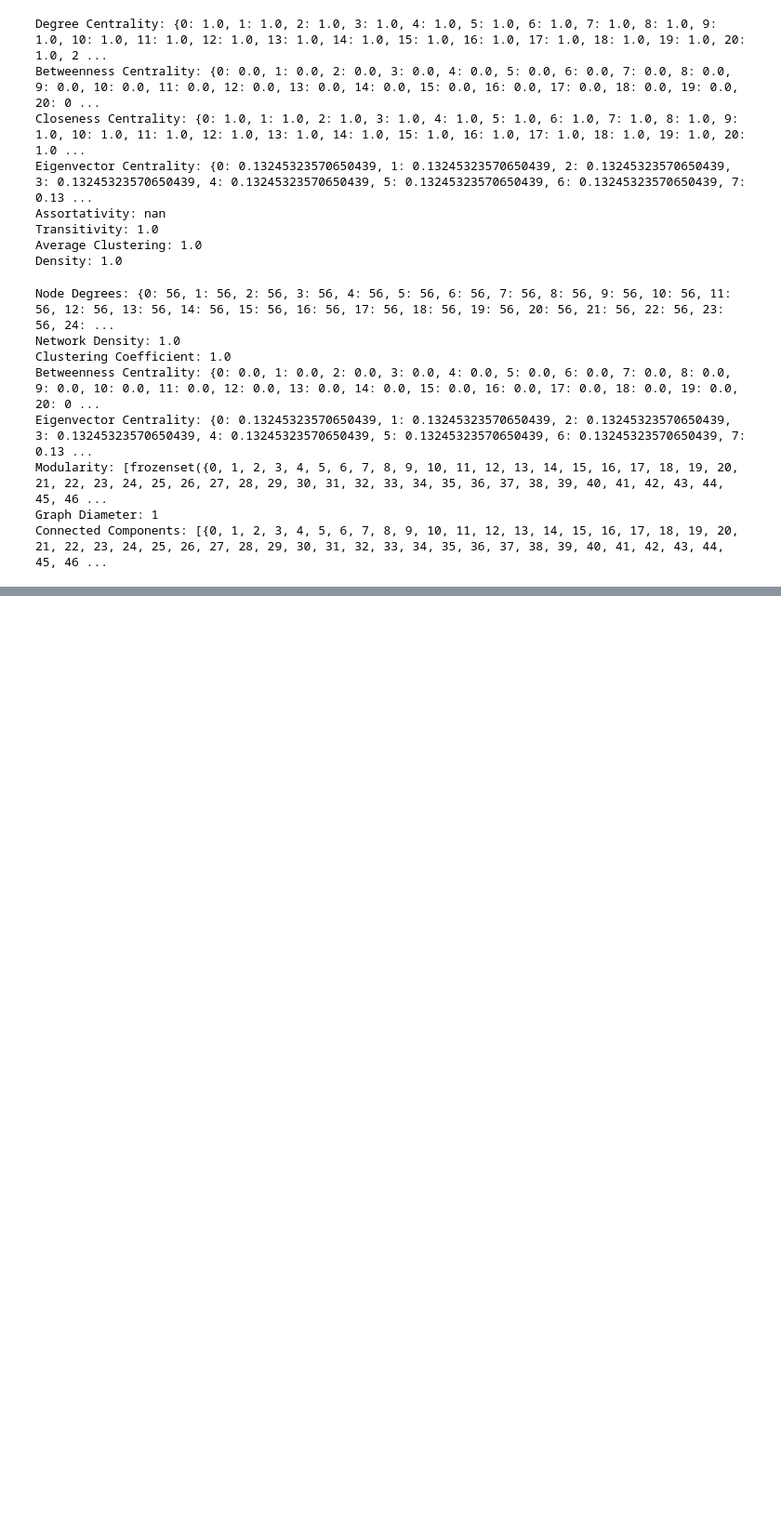
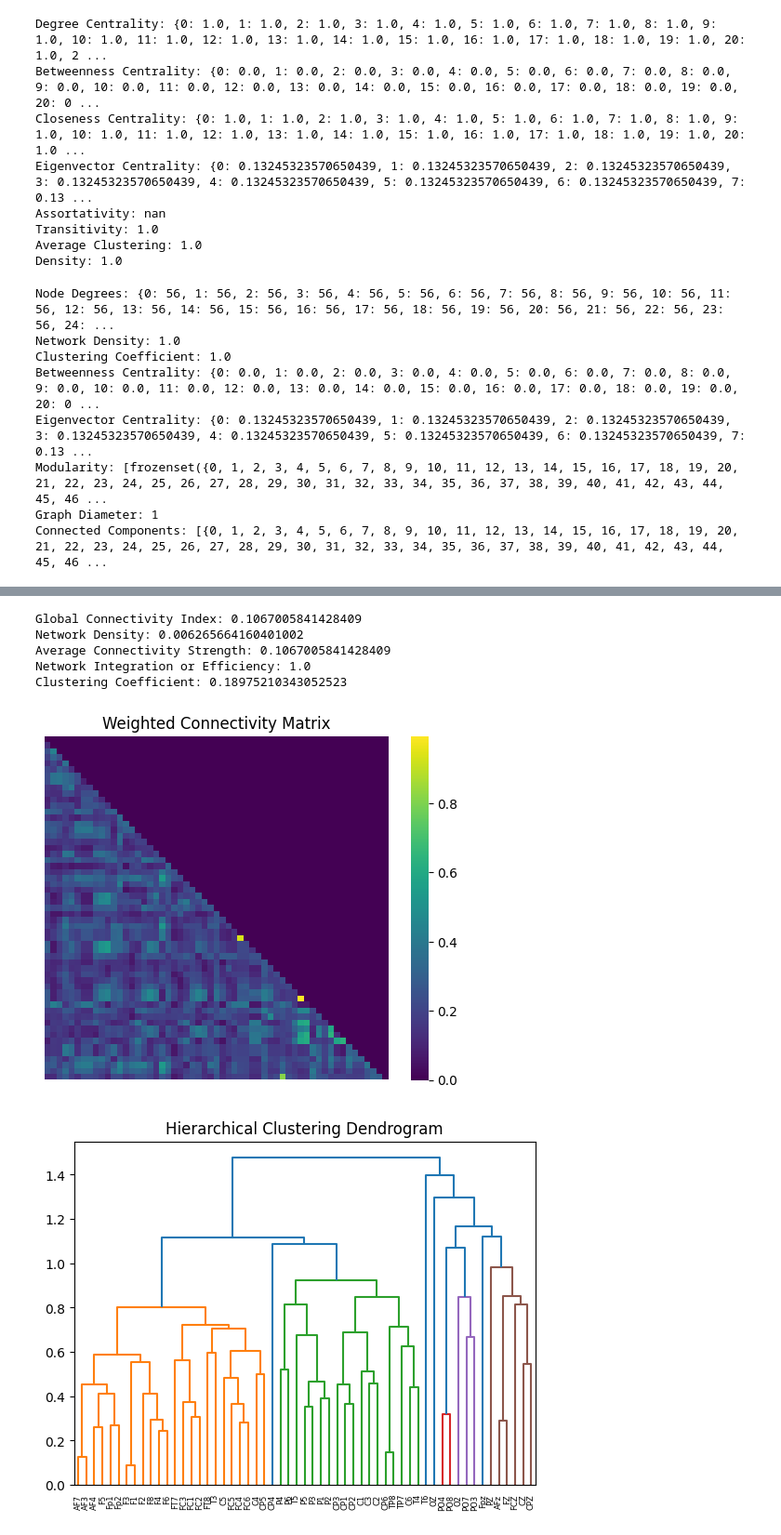
Before and after one commit to Nadezda-Sut/EEG, a Jupyter notebook: MNE_Connectivity.ipynb, the cells around one changed output, grey strips where cells are left out. Shown at 93% size. Saved outputs shown, nothing was run; the diff lists cells and outputs as text; code cells hidden in the pictures; blank space fills up the shorter version.

```diff
--- a/MNE_Connectivity.ipynb
+++ b/MNE_Connectivity.ipynb
@@ -438,3 +537,65 @@ plt.show()
+# %%
+import pandas as pd
+import numpy as np
+import matplotlib.pyplot as plt
+import seaborn as sns
+import networkx as nx
+from scipy.spatial.distance import squareform
+from scipy.cluster.hierarchy import linkage, dendrogram
+
+# Load the CSV file
+file_path = '/content/gdrive/My Drive/Colab Notebooks/VatEvgDo_matrix_sensors_wpli.csv'
+connectivity_matrix = pd.read_csv(file_path, index_col=0)
+
+# Set diagonal elements to zero (optional, depends on your preference)
+np.fill_diagonal(connectivity_matrix.values, 0)
+
+# Choose a threshold based on your preference
+threshold = 0.5  # You can adjust this value based on your dataset and goals
+
+# Apply thresholding to create a binary matrix
+binary_matrix = (connectivity_matrix > threshold).astype(int)
+
+# Calculate Global Connectivity Index
+global_connectivity_index = connectivity_matrix.mean().mean()
+print(f"Global Connectivity Index: {global_connectivity_index}")
+
+# Calculate Network Density
+network_density = np.sum(binary_matrix.values) / (len(binary_matrix) * (len(binary_matrix) - 1))
+print(f"Network Density: {network_density}")
+
+# Calculate Average Connectivity Strength
+average_connectivity_strength = connectivity_matrix.mean().mean()
+print(f"Average Connectivity Strength: {average_connectivity_strength}")
+
+# Calculate Network Integration or Efficiency using networkx
+G = nx.from_pandas_adjacency(connectivity_matrix)
+network_efficiency = nx.global_efficiency(G)
+print(f"Network Integration or Efficiency: {network_efficiency}")
+
+# Calculate Clustering Coefficient
+clustering_coefficient = np.mean(binary_matrix.corr().mean())
+print(f"Clustering Coefficient: {clustering_coefficient}")
+
+# Visualization
+# Plot the weighted connectivity matrix
+sns.heatmap(connectivity_matrix, cmap='viridis', square=True, xticklabels=False, yticklabels=False)
+plt.title('Weighted Connectivity Matrix')
+plt.show()
+
+# Create a hierarchical clustering dendrogram
+linkage_matrix = linkage(connectivity_matrix.values, method='average', metric='euclidean')
+dendrogram(linkage_matrix, labels=connectivity_matrix.columns)
+plt.title('Hierarchical Clustering Dendrogram')
+plt.show()
+# %% [output]
+Global Connectivity Index: 0.1067005841428409
+Network Density: 0.006265664160401002
+Average Connectivity Strength: 0.1067005841428409
+Network Integration or Efficiency: 1.0
+Clustering Coefficient: 0.18975210343052523
+[figure, added]
+[figure, added]
 # %%
 import pandas as pd
 import seaborn as sns
```
Also changed, not shown: parts of 26 cells of this notebook.
